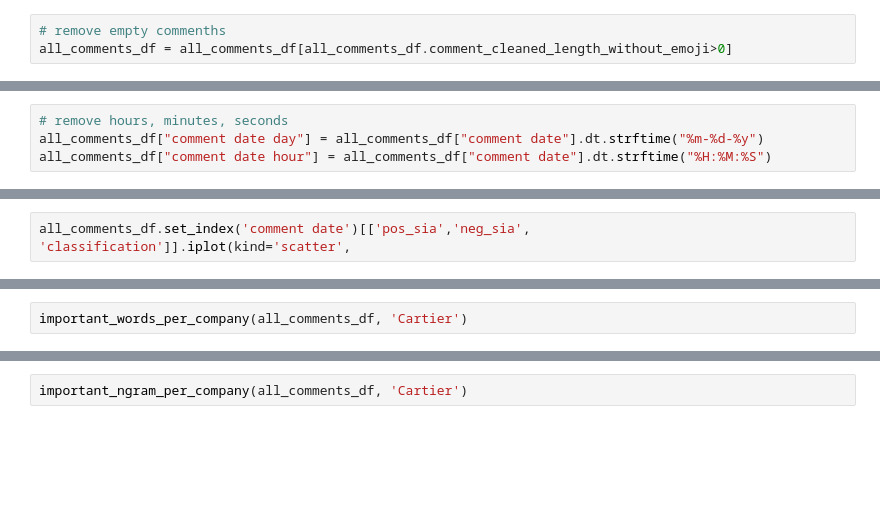
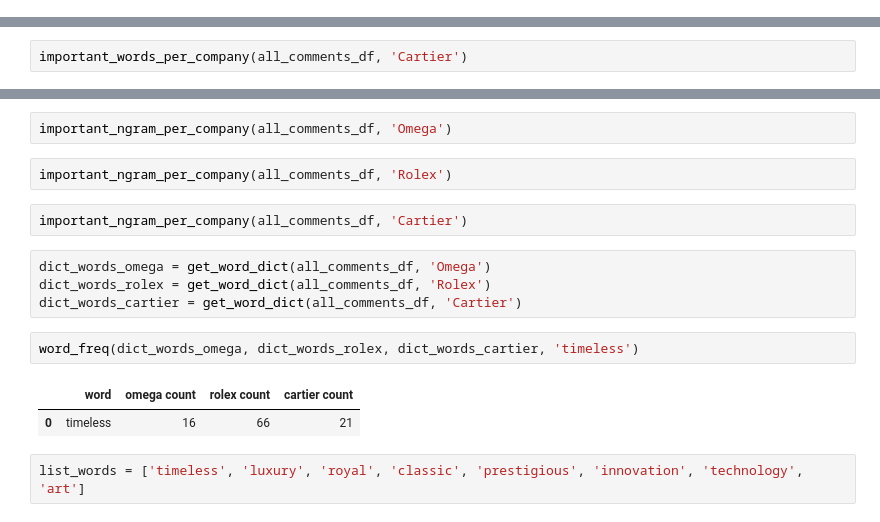
Before and after one commit to mouadhhamdi/web_scraping_instagram, a Jupyter notebook: insta_web_scraping.ipynb, the cells around one changed output, grey strips where cells are left out. Cells and saved outputs as stored; diff of their text form; blank space fills up the shorter version.

```diff
--- a/insta_web_scraping.ipynb
+++ b/insta_web_scraping.ipynb
@@ -137,6 +24,3 @@ all_comments_df['classification_without_emoji'].iplot(kind='hist', asFigure=True
-# %%
-# remove empty commenths
-all_comments_df = all_comments_df[all_comments_df.comment_cleaned_length_without_emoji>0]
 # %%
 all_comments_df.rename(columns={'comment_cleaned_length_without_emoji':'length'}).groupby(['Company name'])\
          [['Company name', 'length']].mean().iplot(kind='bar', asFigure=True, theme='white',gridcolor='white',
@@ -178,4 +38,0 @@ def get_comment_length_distribution(comment_df, company):
-# %%
-# remove hours, minutes, seconds
-all_comments_df["comment date day"] = all_comments_df["comment date"].dt.strftime("%m-%d-%y")
-all_comments_df["comment date hour"] = all_comments_df["comment date"].dt.strftime("%H:%M:%S")
@@ -209,2 +40,0 @@ all_companies_count = concat_company_counts(all_comments_df, idx)
-# %%
-all_comments_df.set_index('comment date')[['pos_sia','neg_sia', 'classification']].iplot(kind='scatter',
@@ -280,2 +51,17 @@ def important_ngram_per_company(all_comments_df, company):
+# %%
+important_ngram_per_company(all_comments_df, 'Omega')
+# %%
+important_ngram_per_company(all_comments_df, 'Rolex')
 # %%
 important_ngram_per_company(all_comments_df, 'Cartier')
+# %%
+dict_words_omega = get_word_dict(all_comments_df, 'Omega')
+dict_words_rolex = get_word_dict(all_comments_df, 'Rolex')
+dict_words_cartier = get_word_dict(all_comments_df, 'Cartier')
+# %%
+word_freq(dict_words_omega, dict_words_rolex, dict_words_cartier, 'timeless')
+# %% [output]
+|  | word | omega count | rolex count | cartier count |
+| 0 | timeless | 16 | 66 | 21 |
+# %%
+list_words = ['timeless', 'luxury', 'royal', 'classic', 'prestigious', 'innovation', 'technology', 'art']
```
Also changed, not shown: parts of 44 cells of this notebook.
